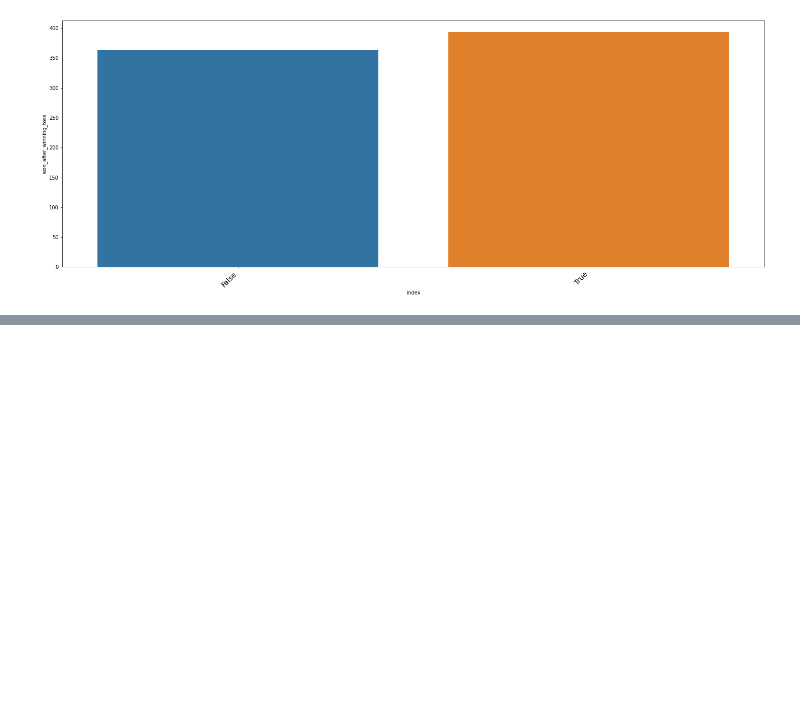
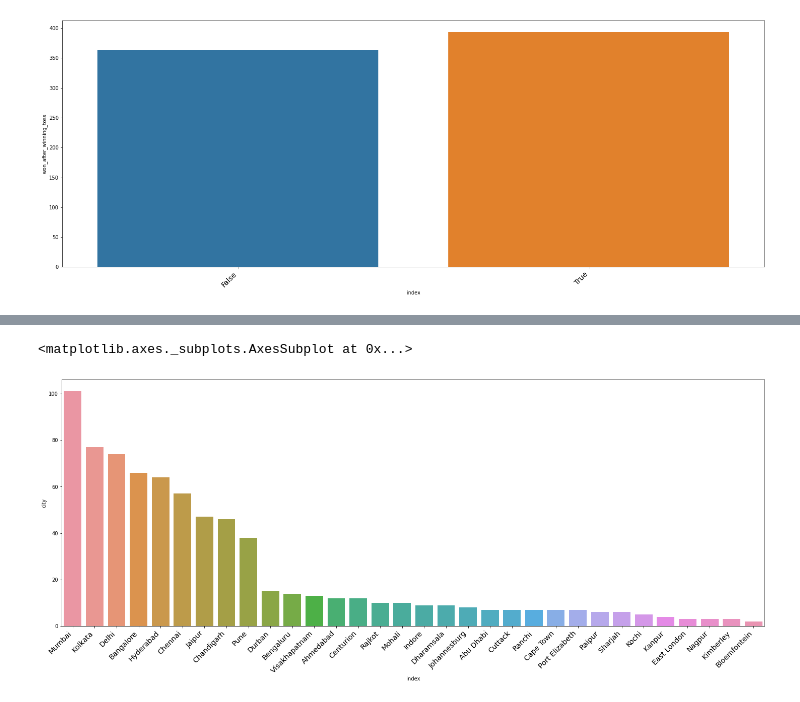
Before and after one commit to prateekk21/ipl-t20-cricket-analysis, a Jupyter notebook: Prateek_Arora_IPL_T20_Cricket_Analysis.ipynb, the cells around one changed output, grey strips where cells are left out. Drawn from its saved outputs; the diff is of its cells as text; code cells hidden in the pictures; blank space fills up the shorter version.

```diff
--- a/Prateek_Arora_IPL_T20_Cricket_Analysis.ipynb
+++ b/Prateek_Arora_IPL_T20_Cricket_Analysis.ipynb
@@ -304,0 +361,12 @@ sns.barplot('index', 'won_after_winning_toss', data=matches_df['won_after_winnin
+# %%
+plt.figure(figsize=(25,9))
+plt.xticks(
+    rotation=45,
+    horizontalalignment='right',
+    fontweight='light',
+    fontsize='x-large'
+)
+sns.barplot('index', 'city', data=matches_df['city'].value_counts().reset_index())
+# %% [output]
+<matplotlib.axes._subplots.AxesSubplot at 0x...>
+[figure, added]
```
Also changed, not shown: parts of 15 cells of this notebook.
